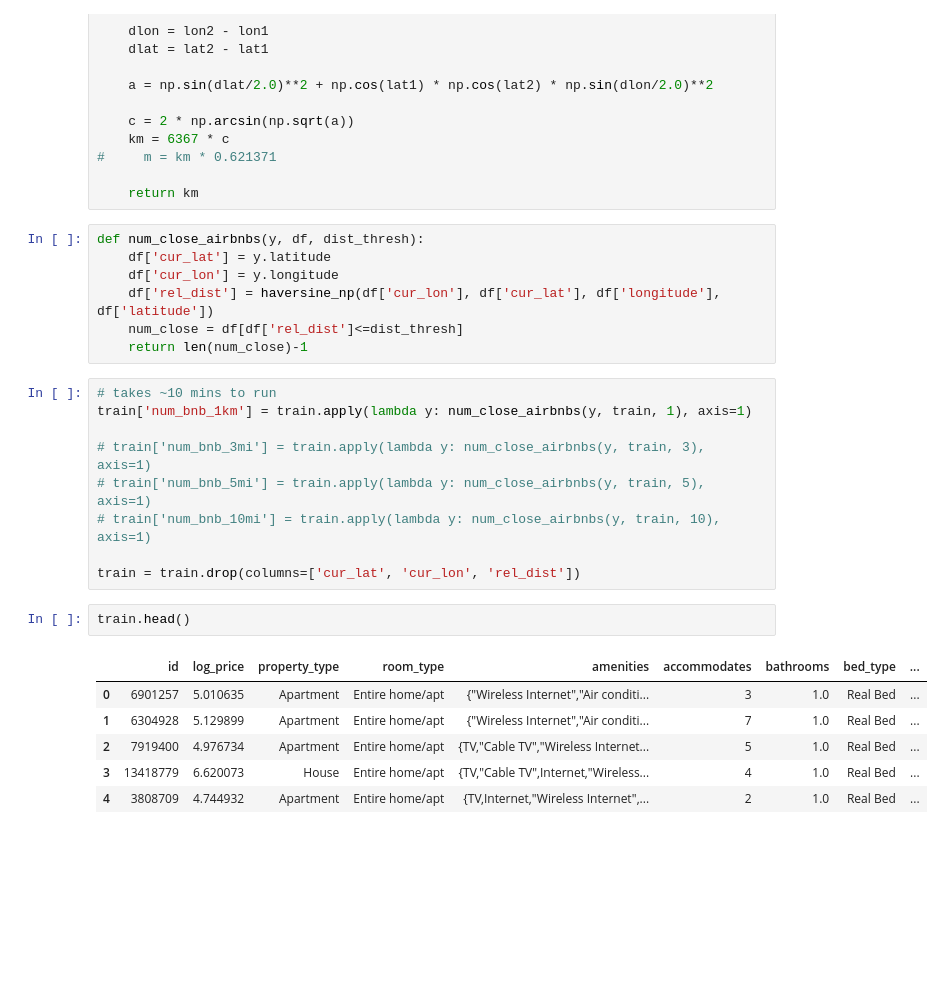
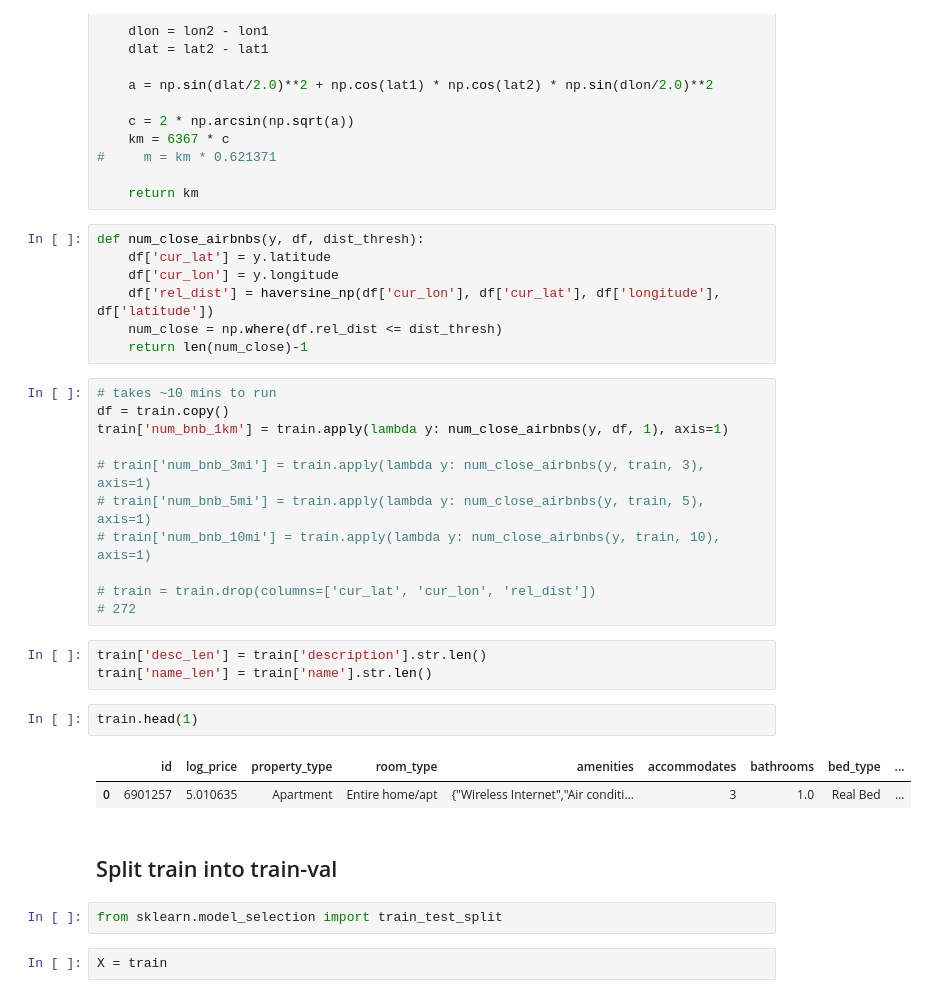
Before and after one commit to nikhil-bhargava/ids-705-final-project, a Jupyter notebook: notebooks/nikhil-eda.ipynb, the cells around one changed output. Cells and saved outputs as stored; diff of their text form; blank space fills up the shorter version.

Commit message:
Adding modelign components

```diff
--- a/notebooks/nikhil-eda.ipynb
+++ b/notebooks/nikhil-eda.ipynb
@@ -94,23 +95,30 @@ def num_close_airbnbs(y, df, dist_thresh):
     df['cur_lat'] = y.latitude
     df['cur_lon'] = y.longitude
     df['rel_dist'] = haversine_np(df['cur_lon'], df['cur_lat'], df['longitude'], df['latitude'])
-    num_close = df[df['rel_dist']<=dist_thresh]
+    num_close = np.where(df.rel_dist <= dist_thresh)
     return len(num_close)-1
 # %%
 # takes ~10 mins to run
-train['num_bnb_1km'] = train.apply(lambda y: num_close_airbnbs(y, train, 1), axis=1)
+df = train.copy()
+train['num_bnb_1km'] = train.apply(lambda y: num_close_airbnbs(y, df, 1), axis=1)
 
 # train['num_bnb_3mi'] = train.apply(lambda y: num_close_airbnbs(y, train, 3), axis=1)
 # train['num_bnb_5mi'] = train.apply(lambda y: num_close_airbnbs(y, train, 5), axis=1)
 # train['num_bnb_10mi'] = train.apply(lambda y: num_close_airbnbs(y, train, 10), axis=1)
 
-train = train.drop(columns=['cur_lat', 'cur_lon', 'rel_dist'])
+# train = train.drop(columns=['cur_lat', 'cur_lon', 'rel_dist'])
+# 272
+# %%
+train['desc_len'] = train['description'].str.len()
+train['name_len'] = train['name'].str.len()
 # %%
-train.head()
+train.head(1)
 # %% [output]
 |  | id | log_price | property_type | room_type | amenities | accommodates | bathrooms | bed_type | ... |
 | 0 | 6901257 | 5.010635 | Apartment | Entire home/apt | {"Wireless Internet","Air conditi... | 3 | 1.0 | Real Bed | ... |
-| 1 | 6304928 | 5.129899 | Apartment | Entire home/apt | {"Wireless Internet","Air conditi... | 7 | 1.0 | Real Bed | ... |
-| 2 | 7919400 | 4.976734 | Apartment | Entire home/apt | {TV,"Cable TV","Wireless Internet... | 5 | 1.0 | Real Bed | ... |
-| 3 | 13418779 | 6.620073 | House | Entire home/apt | {TV,"Cable TV",Internet,"Wireless... | 4 | 1.0 | Real Bed | ... |
-| 4 | 3808709 | 4.744932 | Apartment | Entire home/apt | {TV,Internet,"Wireless Internet",... | 2 | 1.0 | Real Bed | ... |
+# %% [markdown]
+## Split train into train-val
+# %%
+from sklearn.model_selection import train_test_split
+# %%
+X = train
```
Also changed, not shown: parts of 25 cells of this notebook.
